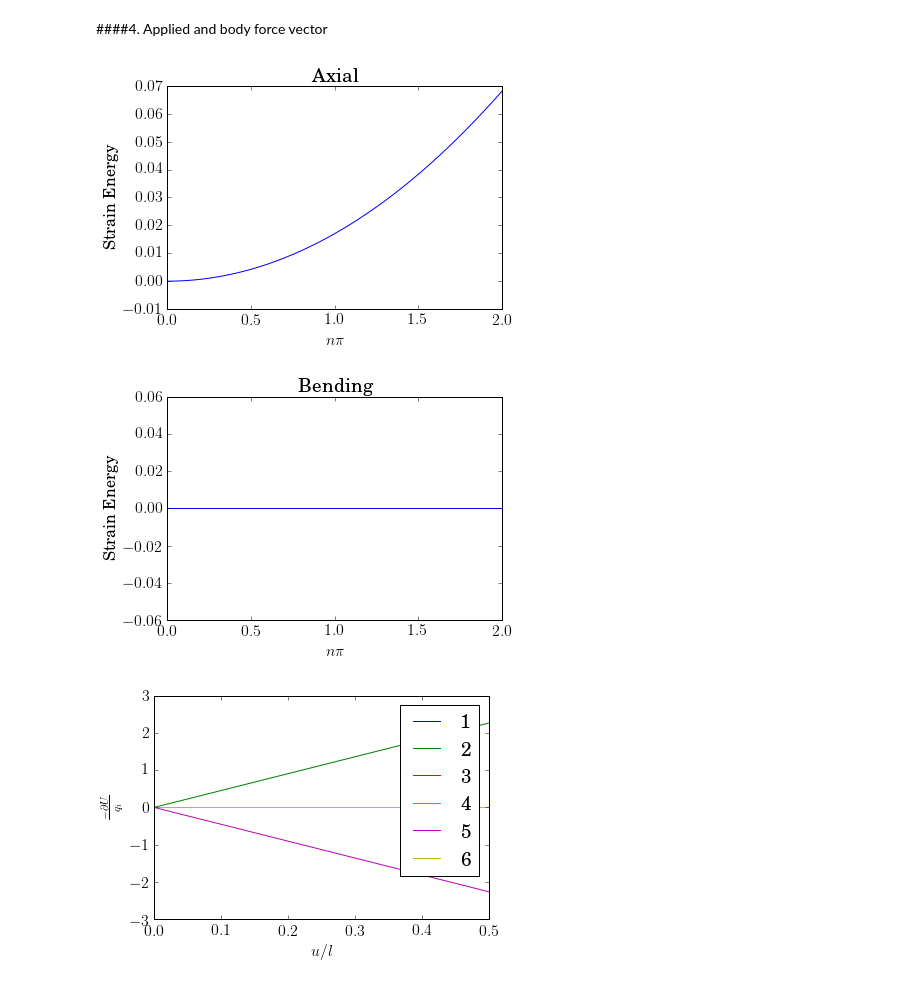
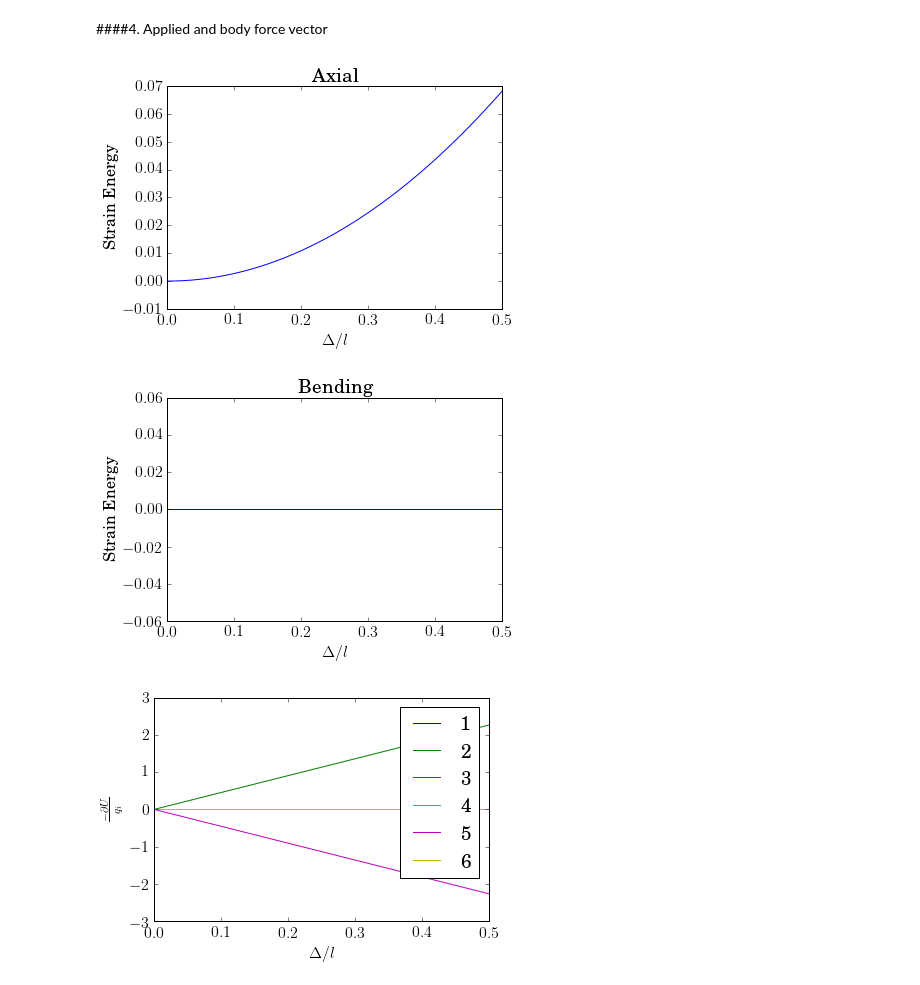
Before and after one commit to cdlrpi/mixed-body-type, a Jupyter notebook: large-deformation/gebf-mass-matrix-and-forces-2D-v8.ipynb, the cells around one changed output. Cells and saved outputs as stored; diff of their text form; code cells hidden in the pictures.

```diff
--- a/large-deformation/gebf-mass-matrix-and-forces-2D-v8.ipynb
+++ b/large-deformation/gebf-mass-matrix-and-forces-2D-v8.ipynb
@@ -331,22 +339,22 @@ font = {'family' : 'serif',
 plt.rc('font', **font)
 # %%
 plt.rc('text', usetex=True)
-plt.plot(phi/np.pi, Ul_theta)
+plt.plot(delta/0.12, Ul_theta)
 plt.title('Axial')
 plt.ylabel('Strain Energy')
-plt.xlabel('$n\pi$')
+plt.xlabel('$\Delta/l$')
 plt.show()
 # %% [output]
-[figure, old version]
+[figure, new version]
 # %%
 plt.rc('text', usetex=True)
-plt.plot(phi/np.pi, Ut_theta)
+plt.plot(delta/0.12, Ut_theta)
 plt.title('Bending')
 plt.ylabel('Strain Energy')
-plt.xlabel('$n\pi$')
+plt.xlabel('$\Delta/l$')
 plt.show()
 # %% [output]
-[figure, old version]
+[figure, new version]
 # %%
 plt.rc('text', usetex=True)
 for i in range(6):
```
Also changed, not shown: parts of 11 cells of this notebook, 8 other files.
